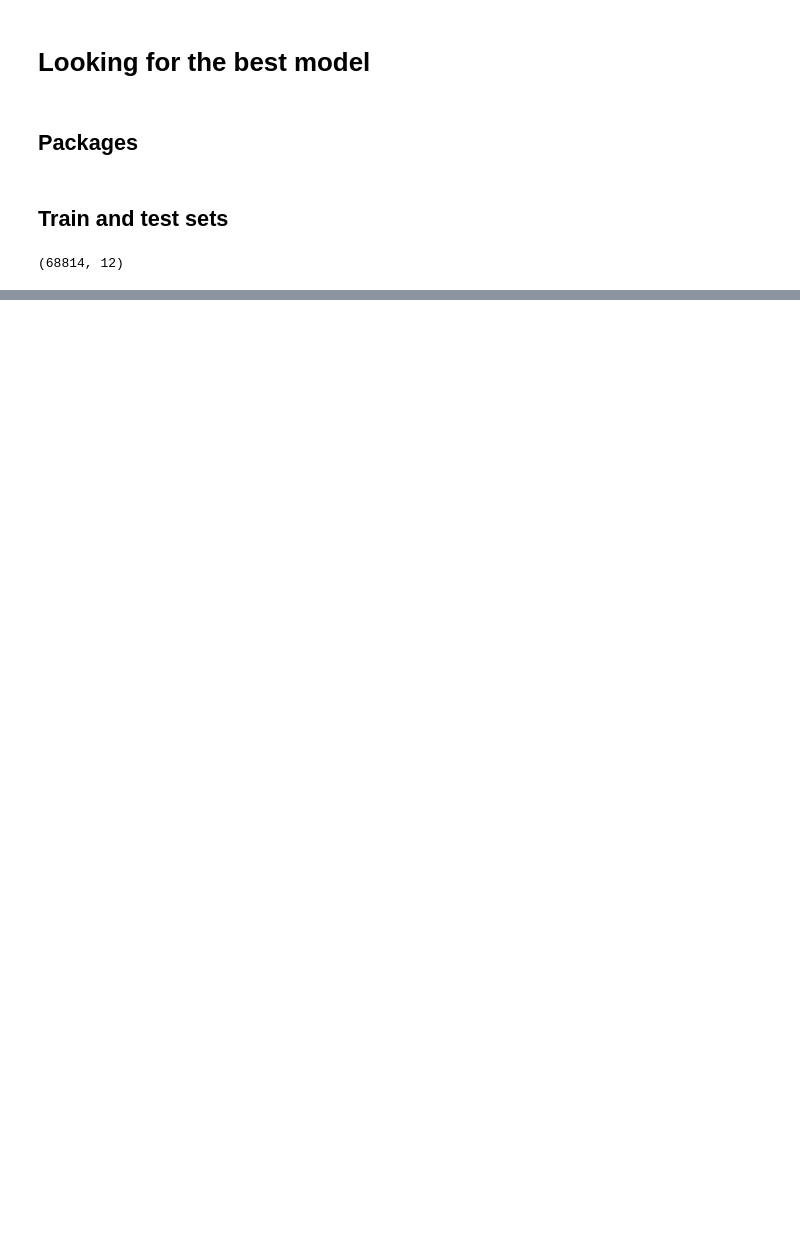
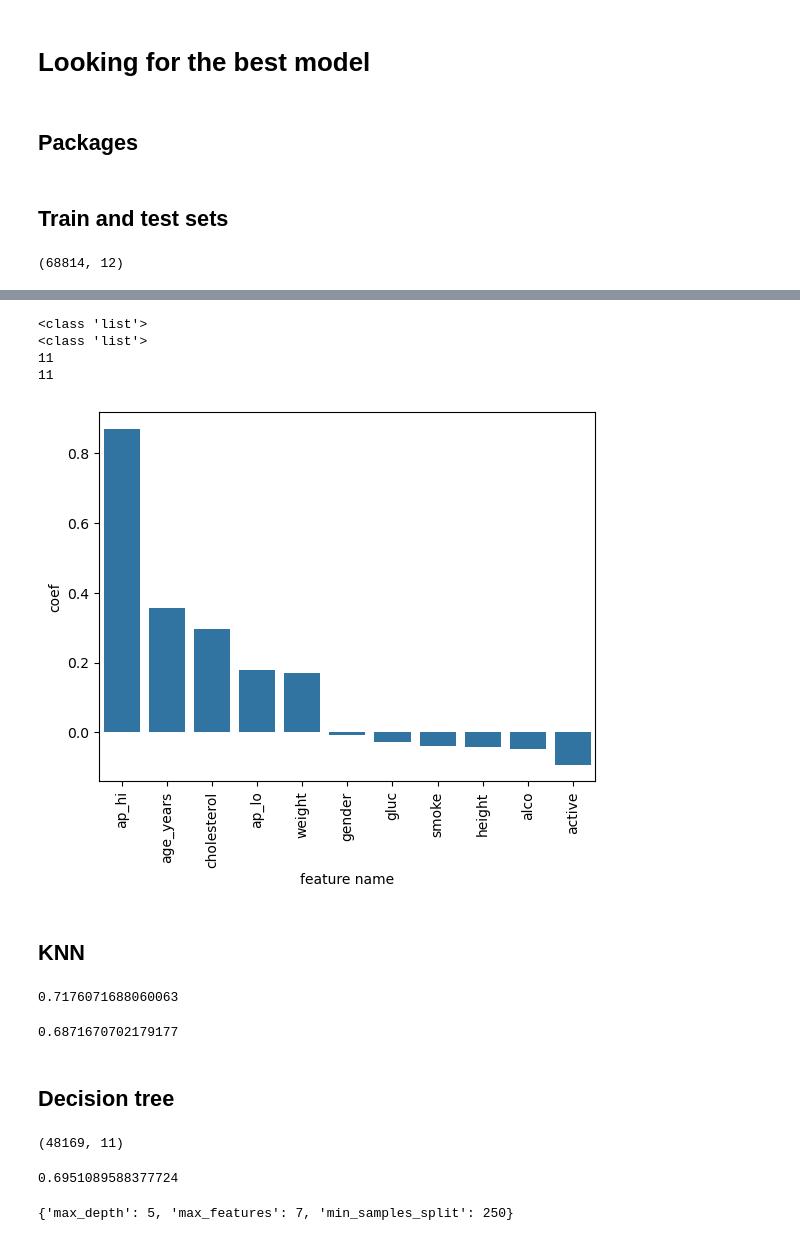
Before and after one commit to flylight-max/Cardio_disease_predict, a Jupyter notebook: EDA.ipynb, the cells around one changed output, grey strips where cells are left out. Saved outputs shown, nothing was run; the diff lists cells and outputs as text; code cells hidden in the pictures; blank space fills up the shorter version.

Commit message:
need to resolve the features coefs

```diff
--- a/EDA.ipynb
+++ b/EDA.ipynb
@@ -815,0 +843,10 @@ X_train,X_test,y_train,y_test = train_test_split(X,y,test_size=0.3,random_state=
+# %%
+powTr = PowerTransformer()
+X_train_pow = powTr.fit_transform(X_train)
+X_test_pow = powTr.transform(X_test)
+
+logReg = LogisticRegression(max_iter=1000)
+logReg.fit(X_train_pow,y_train)
+predict_proba_log = logReg.predict_proba(X_test_pow)
+predict_log = logReg.predict(X_test_pow)
+logReg.score(X_test_pow,y_test)
@@ -815,0 +870,23 @@ X_train,X_test,y_train,y_test = train_test_split(X,y,test_size=0.3,random_state=
+# %%
+feature_coefs = logReg.coef_.reshape((11,))
+feature_coefs = list(feature_coefs)
+columns = list(X.columns)
+print(type(columns))
+print(type(feature_coefs))
+print(len(columns))
+print(len(feature_coefs))
+
+table_features_coefs = pd.DataFrame({"feature name":columns, "coef":feature_coefs})
+table_features_coefs.sort_values("coef", ascending=False, inplace=True)
+
+sns.barplot(x="feature name", y="coef", data=table_features_coefs)
+plt.xticks(rotation=90)
+plt.show()
+# %% [output]
+<class 'list'>
+<class 'list'>
+11
+11
+[figure, added]
+# %% [markdown]
+## **KNN**
@@ -815,0 +897,36 @@ X_train,X_test,y_train,y_test = train_test_split(X,y,test_size=0.3,random_state=
+# %%
+knn = KNeighborsClassifier(n_neighbors=15)
+knn.fit(X_train_scale,y_train)
+y_pred_prob_knn = knn.predict_proba(X_test_scale)
+y_pred_knn = knn.predict(X_test_scale)
+accuracy_knn = accuracy_score(y_test,y_pred_knn)
+accuracy_knn
+# %% [output]
+0.7176071688060063
+# %%
+recall_knn = recall_score(y_test,y_pred_knn)
+recall_knn
+# %% [output]
+0.6871670702179177
+# %% [markdown]
+## **Decision tree**
+# %%
+X_train.shape
+# %% [output]
+(48169, 11)
+# %%
+dt = DecisionTreeClassifier(random_state=1984)
+
+hyperparams = {"max_depth":[3,5,7],"min_samples_split":[100,250,500], "max_features":[3,5,7]}
+
+grid_dt = GridSearchCV(estimator=dt, param_grid=hyperparams, scoring="recall", cv=15, n_jobs = -1)
+
+grid_dt.fit(X_train,y_train)
+best_hyperparams = grid_dt.best_params_
+
+best_dt = grid_dt.best_estimator_
+pred_bestdt = best_dt.predict(X_test)
+recall_dt = recall_score(y_test,pred_bestdt)
+recall_dt
+# %% [output]
+0.6951089588377724
@@ -815,0 +935,4 @@ X_train,X_test,y_train,y_test = train_test_split(X,y,test_size=0.3,random_state=
+# %%
+best_hyperparams
+# %% [output]
+{'max_depth': 5, 'max_features': 7, 'min_samples_split': 250}
```
Also changed, not shown: parts of 18 cells of this notebook.
